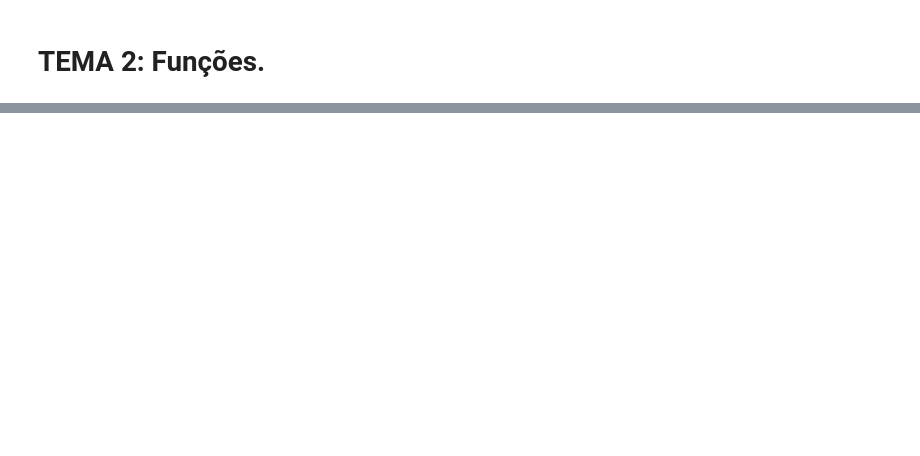
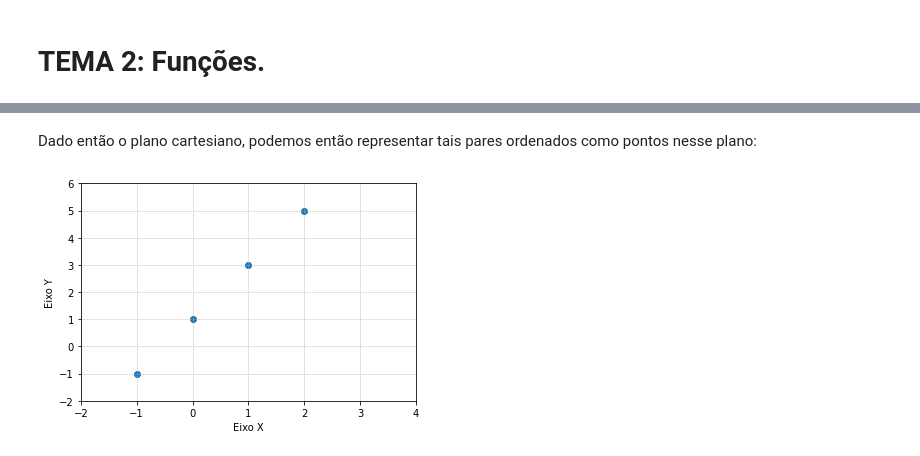
Before and after one commit to BorjaRuizReverter/LivroFisicaGeral, a Jupyter notebook: Tema2.ipynb, the cells around one changed output, grey strips where cells are left out. Saved outputs shown, nothing was run; the diff lists cells and outputs as text; code cells hidden in the pictures; blank space fills up the shorter version.

```diff
--- a/Tema2.ipynb
+++ b/Tema2.ipynb
@@ -39,0 +74,32 @@ Tomemos como exemplo a função anterior: $f(x) = 2x +1$, e demos valores simple
+# %% [markdown]
+Dado então o plano cartesiano, podemos então representar tais pares ordenados como pontos nesse plano:
+# %%
+
+# importing the required module
+import matplotlib.pyplot as plt
+
+# x axis values
+x = [-1,0,1,2]
+# corresponding y axis values
+y = [-1,1,3,5]
+
+# plotting the points
+plt.scatter(x, y, marker='o',)
+
+# naming the x axis
+plt.xlabel('Eixo X')
+# naming the y axis
+plt.ylabel('Eixo Y')
+
+# giving a title to my graph
+plt.title('')
+
+#axis limits
+plt.xlim(-2, 4)
+plt.ylim(-2, 6)
+plt.grid(linestyle = '--', linewidth = 0.5)
+
+# function to show the plot
+plt.show()
+# %% [output]
+[figure, added]
```
Also changed, not shown: parts of 12 cells of this notebook.
